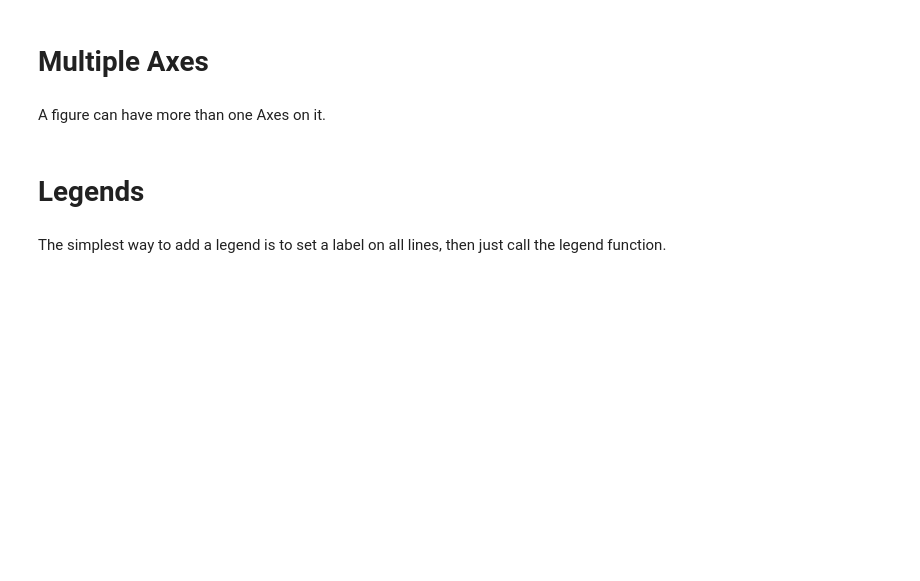
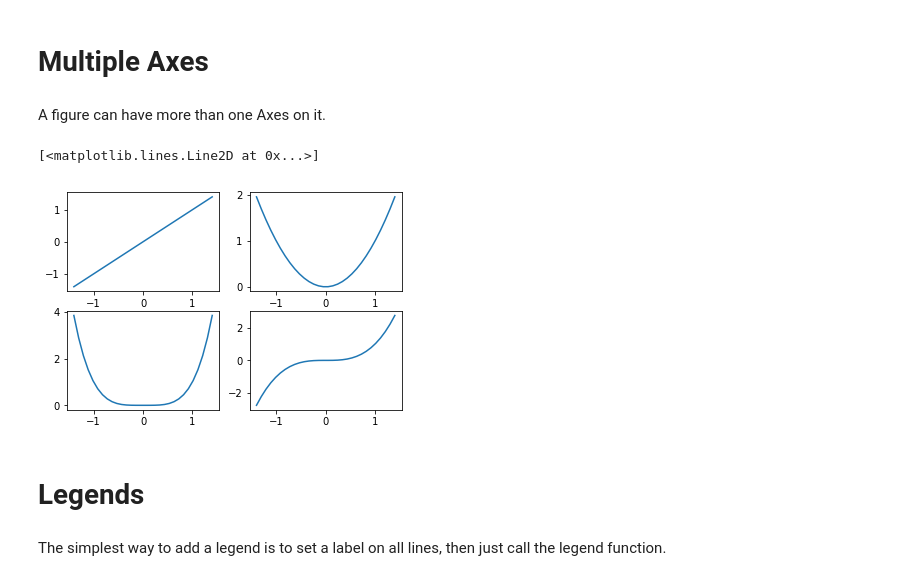
Before and after one commit to sidra718/foundations_course, a Jupyter notebook: exercises/python/python_for_calculus.ipynb, the cells around one changed output. Drawn from its saved outputs; the diff is of its cells as text; code cells hidden in the pictures; blank space fills up the shorter version.

```diff
--- a/exercises/python/python_for_calculus.ipynb
+++ b/exercises/python/python_for_calculus.ipynb
@@ -33,6 +60,25 @@ Plot draws points with lines connecting them.  scatter draws unconnected points,
 # Multiple Axes
 # %% [markdown]
 A figure can have more than one Axes on it.
+# %%
+x = np.linspace(-1.4,1.4,30) #create a set of 30 points between -1.4 and 1.4
+
+fig = plt.figure()
+
+ax = fig.add_subplot(221) #2 rows 2 columns, 1st subplot = top left
+ax.plot(x,x)
+
+ax1 = fig.add_subplot(222) #2 rows 2 columns, 2nd subplot = top right
+ax1.plot(x,x**2)
+
+ax2 = fig.add_subplot(223) #2 rows 2 columns, 3rd subplot = bottom left
+ax2.plot(x,x**4)
+
+ax3 = fig.add_subplot(224) #2 rows 2 columns, 4th subplot = bottom right
+ax3.plot(x,x**3)
+# %% [output]
+[<matplotlib.lines.Line2D at 0x...>]
+[figure, added]
 # %% [markdown]
 # Legends
 # %% [markdown]
```
Also changed, not shown: parts of 27 cells of this notebook.
